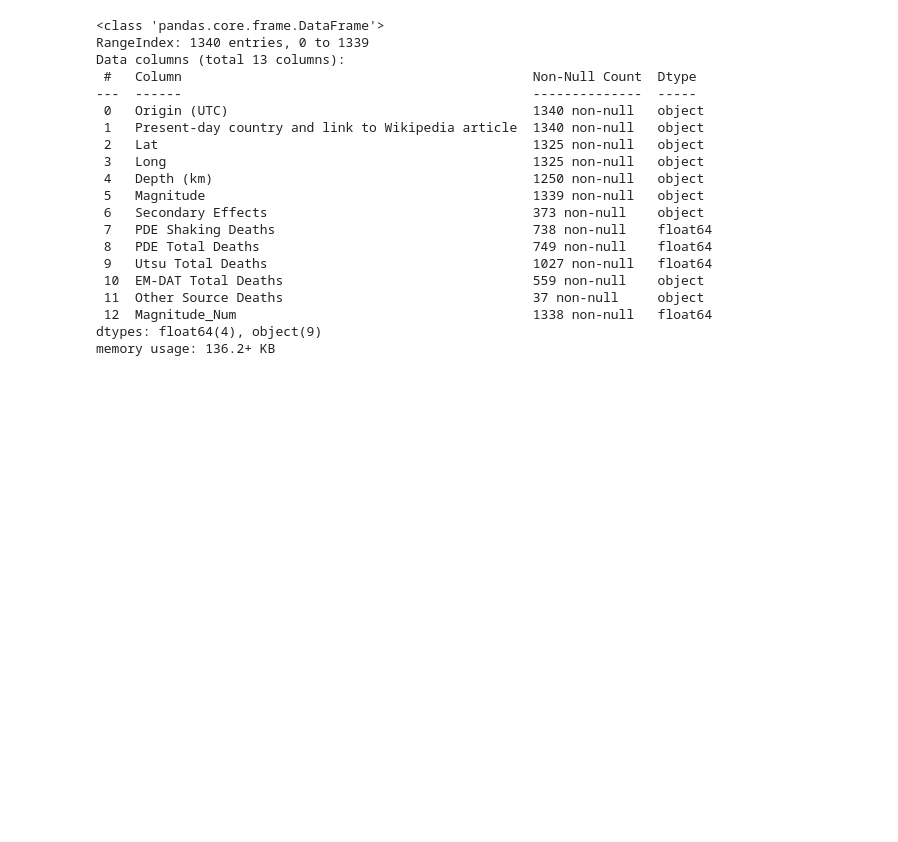
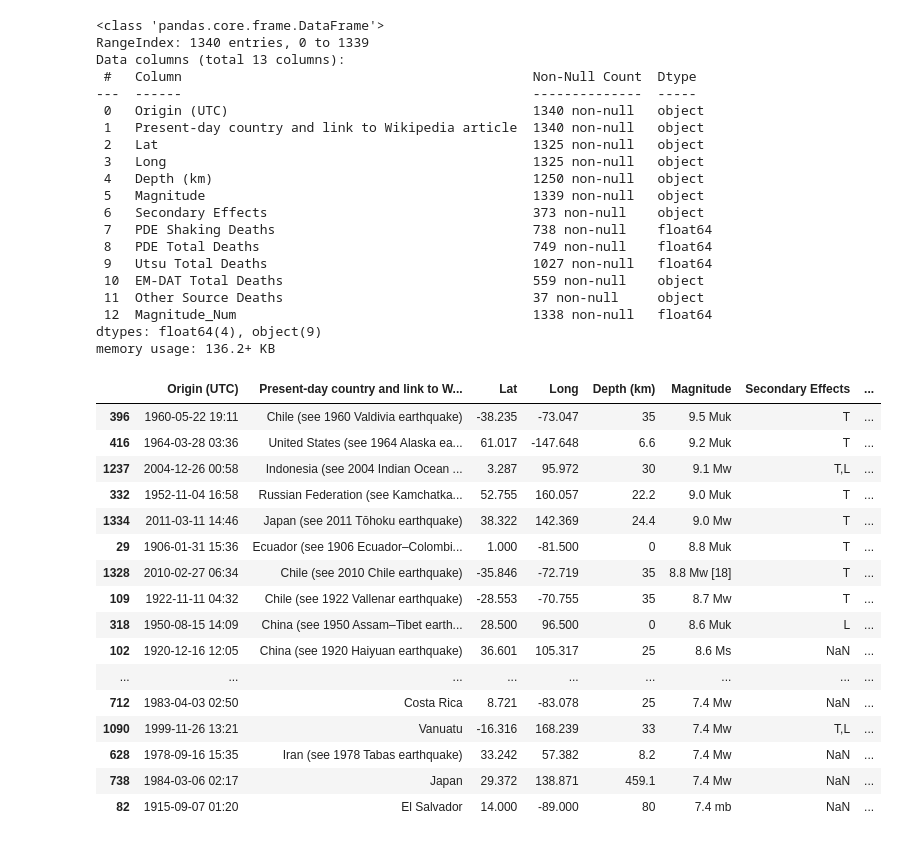
Before and after one commit to ocnrandolph/TNEG_Earthquakes, a Jupyter notebook: notebooks/dq3-TNEG-ONR-cleaning.ipynb, the cells around one changed output. Cells and saved outputs as stored; diff of their text form; code cells hidden in the pictures; blank space fills up the shorter version.

```diff
--- a/notebooks/dq3-TNEG-ONR-cleaning.ipynb
+++ b/notebooks/dq3-TNEG-ONR-cleaning.ipynb
@@ -98,3 +109,23 @@ Data columns (total 13 columns):
  12  Magnitude_Num                                      1338 non-null   float64
 dtypes: float64(4), object(9)
 memory usage: 136.2+ KB
+# %%
+earthquakes.sort_values('Magnitude_Num', ascending=False).head(200)
+# %% [output]
+|  | Origin (UTC) | Present-day country and link to W... | Lat | Long | Depth (km) | Magnitude | Secondary Effects | ... |
+| 396 | 1960-05-22 19:11 | Chile (see 1960 Valdivia earthquake) | -38.235 | -73.047 | 35 | 9.5 Muk | T | ... |
+| 416 | 1964-03-28 03:36 | United States (see 1964 Alaska ea... | 61.017 | -147.648 | 6.6 | 9.2 Muk | T | ... |
+| 1237 | 2004-12-26 00:58 | Indonesia (see 2004 Indian Ocean ... | 3.287 | 95.972 | 30 | 9.1 Mw | T,L | ... |
+| 332 | 1952-11-04 16:58 | Russian Federation (see Kamchatka... | 52.755 | 160.057 | 22.2 | 9.0 Muk | T | ... |
+| 1334 | 2011-03-11 14:46 | Japan (see 2011 Tōhoku earthquake) | 38.322 | 142.369 | 24.4 | 9.0 Mw | T | ... |
+| 29 | 1906-01-31 15:36 | Ecuador (see 1906 Ecuador–Colombi... | 1.000 | -81.500 | 0 | 8.8 Muk | T | ... |
+| 1328 | 2010-02-27 06:34 | Chile (see 2010 Chile earthquake) | -35.846 | -72.719 | 35 | 8.8 Mw [18] | T | ... |
+| 109 | 1922-11-11 04:32 | Chile (see 1922 Vallenar earthquake) | -28.553 | -70.755 | 35 | 8.7 Mw | T | ... |
+| 318 | 1950-08-15 14:09 | China (see 1950 Assam–Tibet earth... | 28.500 | 96.500 | 0 | 8.6 Muk | L | ... |
+| 102 | 1920-12-16 12:05 | China (see 1920 Haiyuan earthquake) | 36.601 | 105.317 | 25 | 8.6 Ms | NaN | ... |
+| ... | ... | ... | ... | ... | ... | ... | ... | ... |
+| 712 | 1983-04-03 02:50 | Costa Rica | 8.721 | -83.078 | 25 | 7.4 Mw | NaN | ... |
+| 1090 | 1999-11-26 13:21 | Vanuatu | -16.316 | 168.239 | 33 | 7.4 Mw | T,L | ... |
+| 628 | 1978-09-16 15:35 | Iran (see 1978 Tabas earthquake) | 33.242 | 57.382 | 8.2 | 7.4 Mw | NaN | ... |
+| 738 | 1984-03-06 02:17 | Japan | 29.372 | 138.871 | 459.1 | 7.4 Mw | NaN | ... |
+| 82 | 1915-09-07 01:20 | El Salvador | 14.000 | -89.000 | 80 | 7.4 mb | NaN | ... |
```
Also changed, not shown: parts of 7 cells of this notebook, 1 other file.
